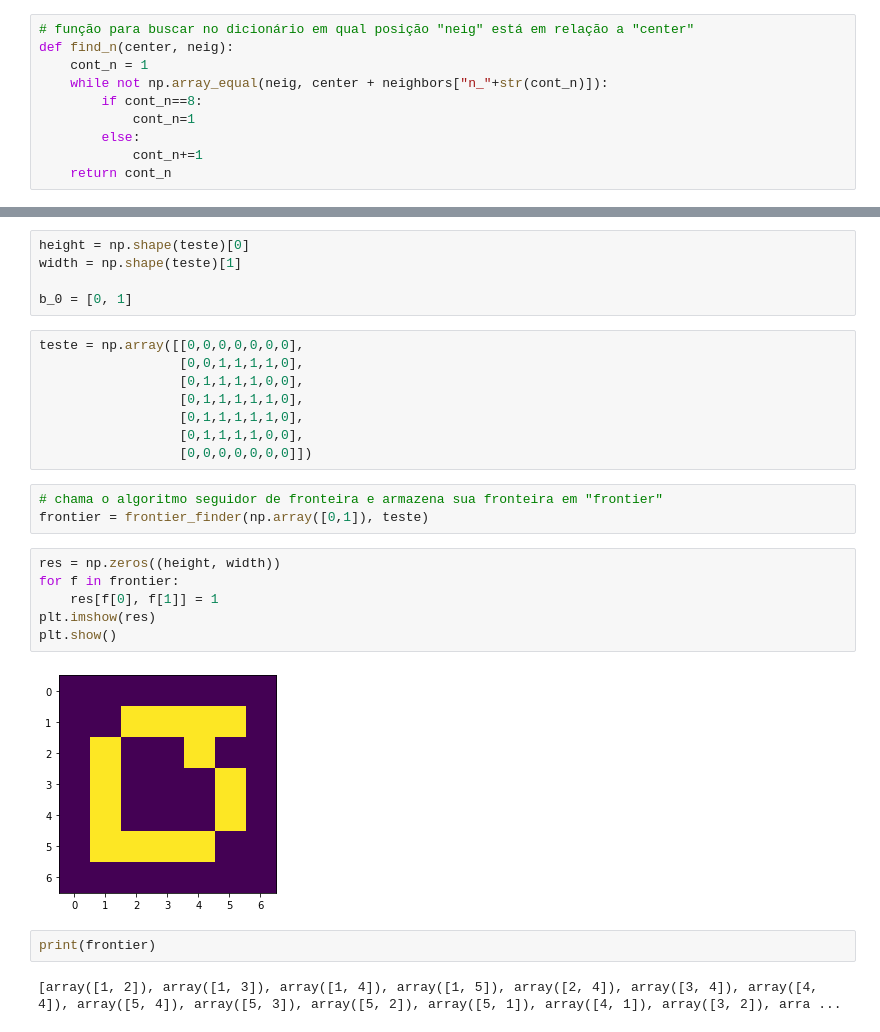
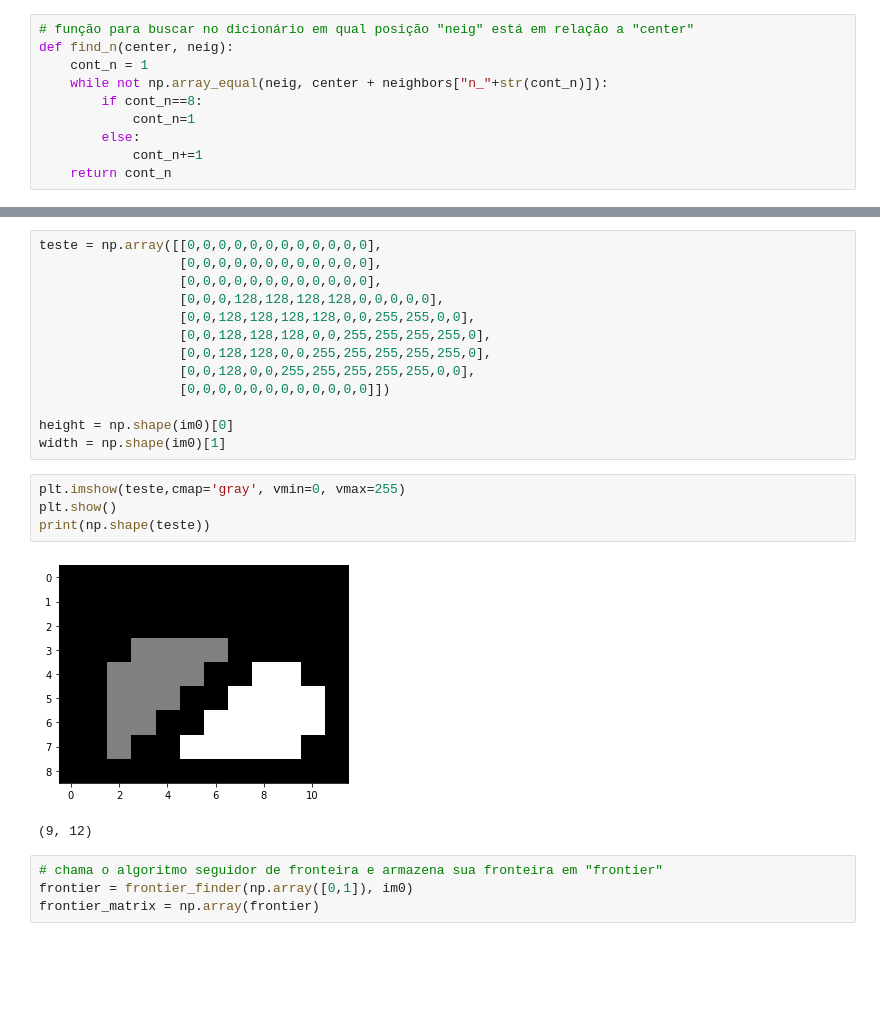
Before and after one commit to matheusnunesismael/LeafCounter, a Jupyter notebook: main.ipynb, the cells around one changed output, grey strips where cells are left out. Cells and saved outputs as stored; diff of their text form; blank space fills up the shorter version.

```diff
--- a/main.ipynb
+++ b/main.ipynb
@@ -125,31 +127,27 @@ def frontier_finder(b_0, matrix):
     frontier = frontier + frontier_explorator(b, c, matrix, b_0, frontier)
 
     return frontier
-# %%
-height = np.shape(teste)[0]
-width = np.shape(teste)[1]
-
-b_0 = [0, 1]
-# %%
-teste = np.array([[0,0,0,0,0,0,0],
-                  [0,0,1,1,1,1,0],
-                  [0,1,1,1,1,0,0],
-                  [0,1,1,1,1,1,0],
-                  [0,1,1,1,1,1,0],
-                  [0,1,1,1,1,0,0],
-                  [0,0,0,0,0,0,0]])
+# %%
+teste = np.array([[0,0,0,0,0,0,0,0,0,0,0,0],
+                  [0,0,0,0,0,0,0,0,0,0,0,0],
+                  [0,0,0,0,0,0,0,0,0,0,0,0],
+                  [0,0,0,128,128,128,128,0,0,0,0,0],
+                  [0,0,128,128,128,128,0,0,255,255,0,0],
+                  [0,0,128,128,128,0,0,255,255,255,255,0],
+                  [0,0,128,128,0,0,255,255,255,255,255,0],
+                  [0,0,128,0,0,255,255,255,255,255,0,0],
+                  [0,0,0,0,0,0,0,0,0,0,0,0]])
+
+height = np.shape(im0)[0]
+width = np.shape(im0)[1]
+# %%
+plt.imshow(teste,cmap='gray', vmin=0, vmax=255)
+plt.show()
+print(np.shape(teste))
+# %% [output]
+[figure, added]
+(9, 12)
 # %%
 # chama o algoritmo seguidor de fronteira e armazena sua fronteira em "frontier"
-frontier = frontier_finder(np.array([0,1]), teste)
+frontier = frontier_finder(np.array([0,1]), im0)
+frontier_matrix = np.array(frontier)
-# %%
-res = np.zeros((height, width))
-for f in frontier:
-    res[f[0], f[1]] = 1
-plt.imshow(res)
-plt.show()
-# %% [output]
-[figure, removed]
-# %%
-print(frontier)
-# %% [output]
-[array([1, 2]), array([1, 3]), array([1, 4]), array([1, 5]), array([2, 4]), array([3, 4]), array([4, 4]), array([5, 4]), array([5, 3]), array([5, 2]), array([5, 1]), array([4, 1]), array([3, 2]), arra ...
```
Also changed, not shown: parts of 20 cells of this notebook.
